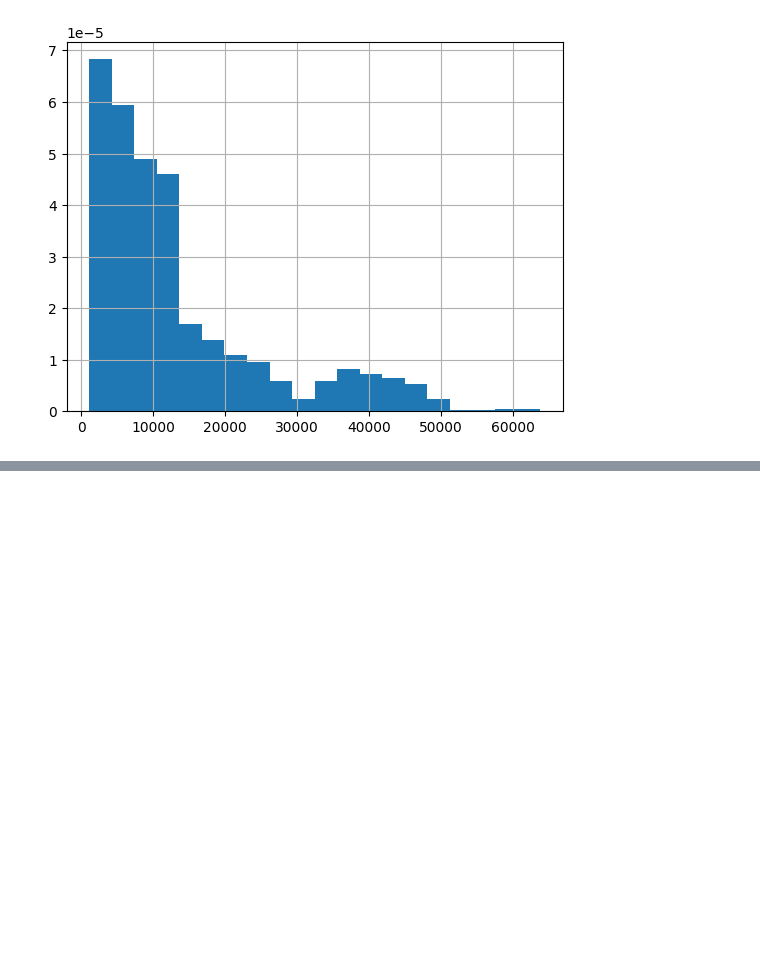
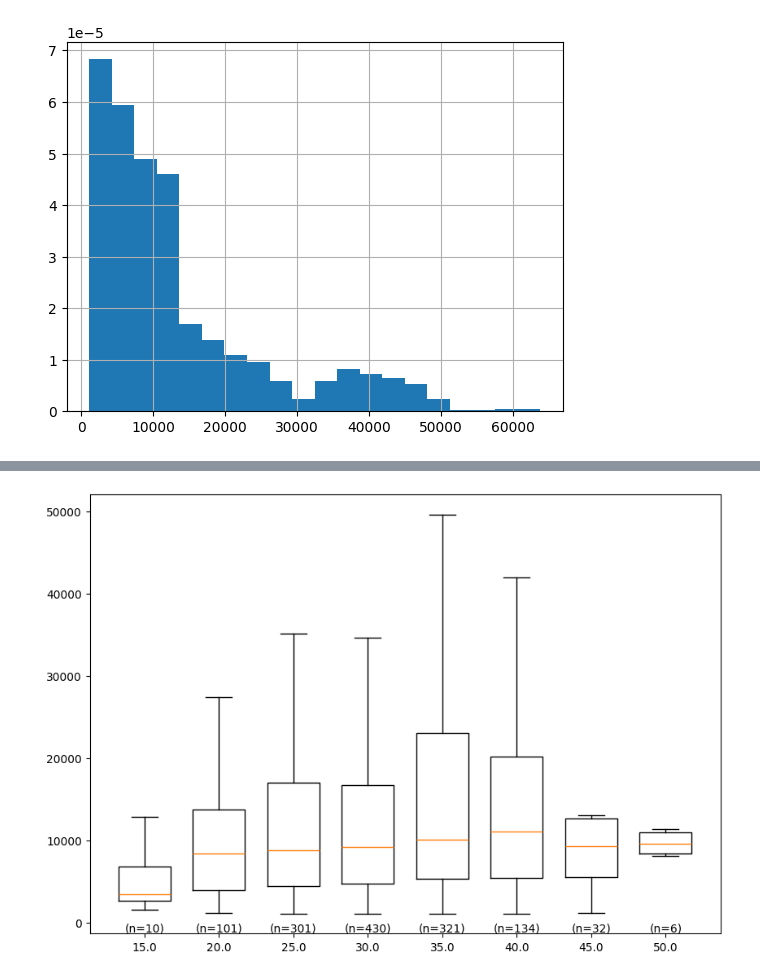
Before and after one commit to Jakimpact/prime-assurance-ia, a Jupyter notebook: analyse_q.ipynb, the cells around one changed output, grey strips where cells are left out. Saved outputs shown, nothing was run; the diff lists cells and outputs as text; code cells hidden in the pictures; blank space fills up the shorter version.

```diff
--- a/analyse_q.ipynb
+++ b/analyse_q.ipynb
@@ -214,0 +271,32 @@ plt.show()
+# %%
+class_height = 5
+
+group = []
+
+parts = np.arange(15, max(data["bmi"]), class_height)
+parts += class_height/2
+index = np.digitize(data["bmi"], parts)
+
+for ind, pr in enumerate(parts):
+    bmi = data.loc[index==ind, "charges"]
+    g = {
+        "values": bmi,
+        "center": pr-(class_height/2),
+        "height": len(bmi),
+        "quartiles": [np.percentile(bmi, p) for p in [25,50,75]]
+    }
+    group.append(g)
+
+plt.figure(figsize=(10,7))
+
+plt.boxplot([g["values"] for g in group],
+            positions = [g["center"] for g in group],
+            showfliers=False,
+            widths= class_height*0.7)
+
+for g in group:
+    plt.text(g["center"],0,"(n={})".format(g["height"]), horizontalalignment="center", verticalalignment="top")
+
+plt.show()
+# %% [output]
+[figure, added]
```
Also changed, not shown: parts of 23 cells of this notebook, 1 other file.
